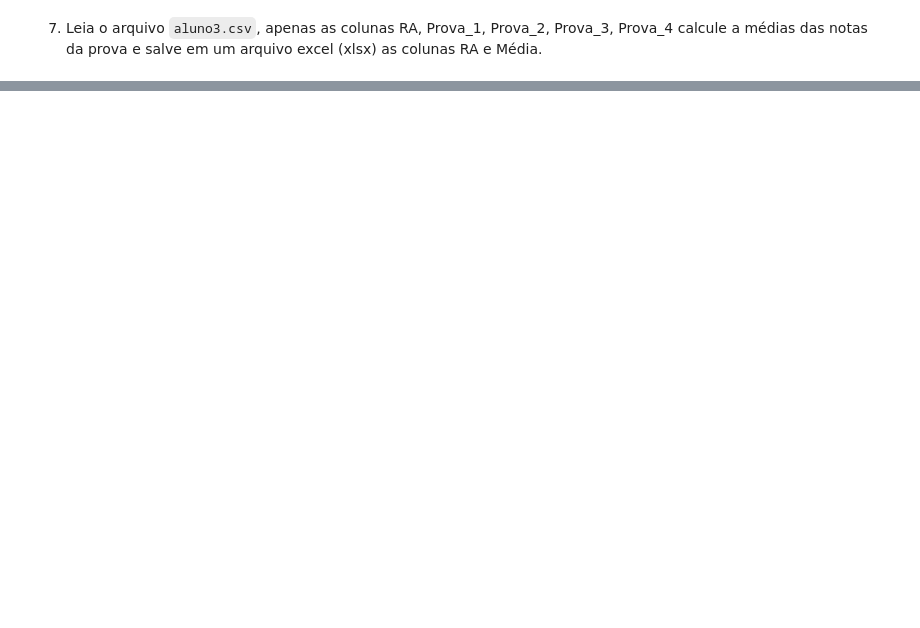
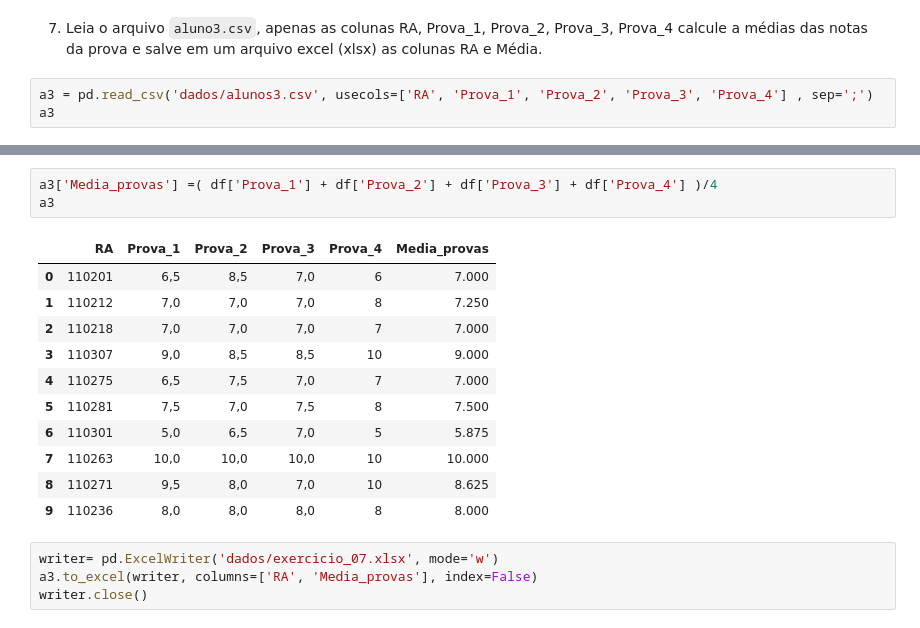
Before and after one commit to georgecnha/tec_prog1_George_Pontes, a Jupyter notebook: 05_ExerciciosPandas.ipynb, the cells around one changed output, grey strips where cells are left out. Saved outputs shown, nothing was run; the diff lists cells and outputs as text; blank space fills up the shorter version.

```diff
--- a/05_ExerciciosPandas.ipynb
+++ b/05_ExerciciosPandas.ipynb
@@ -70,2 +118,5 @@ ValueError: Append mode is not supported with xlsxwriter!
 # %% [markdown]
 7) Leia o arquivo `aluno3.csv`, apenas as colunas RA, Prova_1, Prova_2, Prova_3, Prova_4 calcule a médias das notas da prova e salve em um arquivo excel (xlsx) as colunas RA e Média.
+# %%
+a3 = pd.read_csv('dados/alunos3.csv', usecols=['RA', 'Prova_1', 'Prova_2', 'Prova_3', 'Prova_4'] , sep=';')
+a3
@@ -71,0 +135,19 @@ ValueError: Append mode is not supported with xlsxwriter!
+# %%
+a3['Media_provas'] =( df['Prova_1'] + df['Prova_2'] + df['Prova_3'] + df['Prova_4'] )/4
+a3
+# %% [output]
+|  | RA | Prova_1 | Prova_2 | Prova_3 | Prova_4 | Media_provas |
+| 0 | 110201 | 6,5 | 8,5 | 7,0 | 6 | 7.000 |
+| 1 | 110212 | 7,0 | 7,0 | 7,0 | 8 | 7.250 |
+| 2 | 110218 | 7,0 | 7,0 | 7,0 | 7 | 7.000 |
+| 3 | 110307 | 9,0 | 8,5 | 8,5 | 10 | 9.000 |
+| 4 | 110275 | 6,5 | 7,5 | 7,0 | 7 | 7.000 |
+| 5 | 110281 | 7,5 | 7,0 | 7,5 | 8 | 7.500 |
+| 6 | 110301 | 5,0 | 6,5 | 7,0 | 5 | 5.875 |
+| 7 | 110263 | 10,0 | 10,0 | 10,0 | 10 | 10.000 |
+| 8 | 110271 | 9,5 | 8,0 | 7,0 | 10 | 8.625 |
+| 9 | 110236 | 8,0 | 8,0 | 8,0 | 8 | 8.000 |
+# %%
+writer= pd.ExcelWriter('dados/exercicio_07.xlsx', mode='w')
+a3.to_excel(writer, columns=['RA', 'Media_provas'], index=False)
+writer.close()
```
Also changed, not shown: parts of 11 cells of this notebook.
